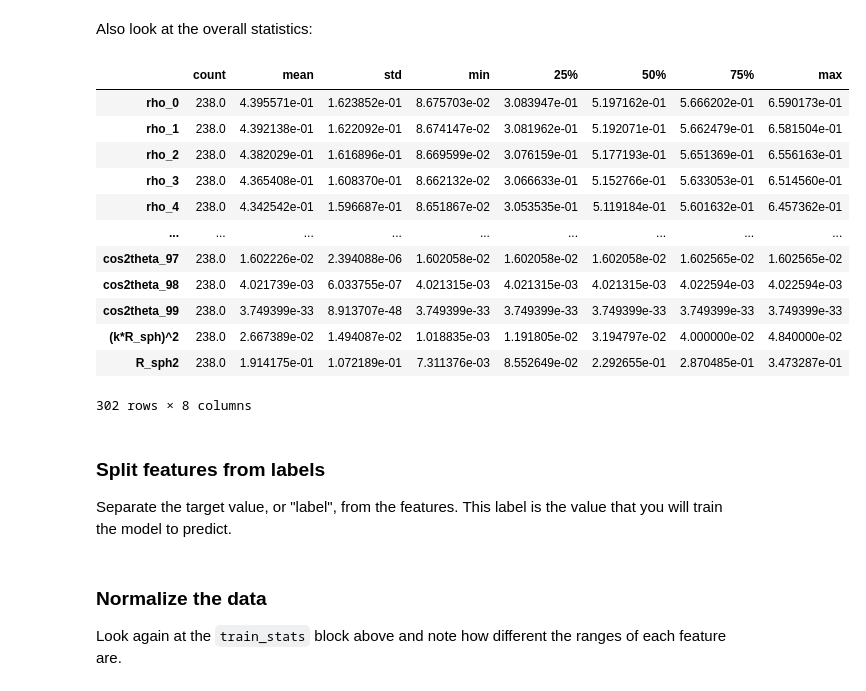
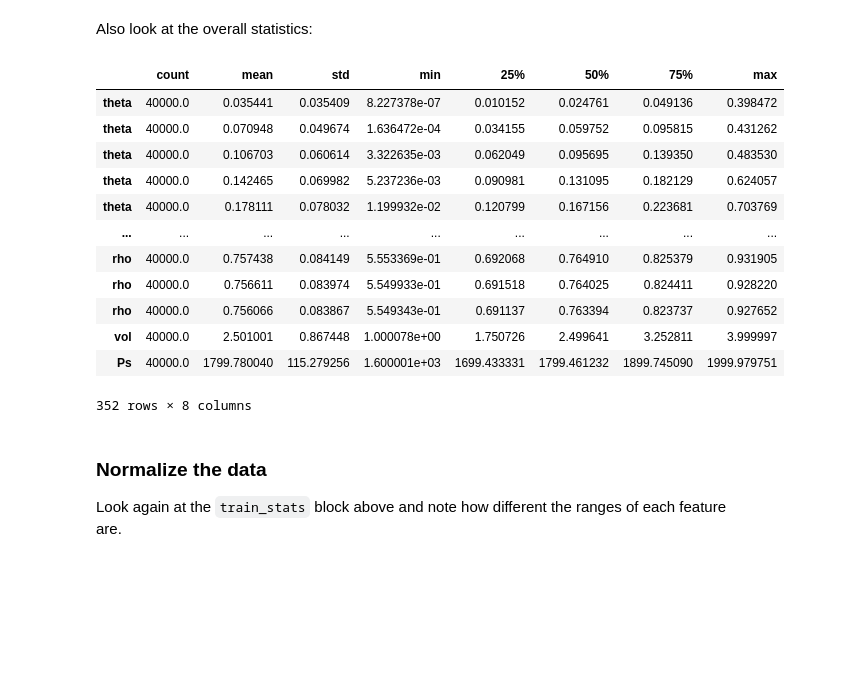
Before and after one commit to sargyri/Drop_Lev, a Jupyter notebook: Machine_learning/ST_prediction_theory.ipynb, the cells around one changed output. Cells and saved outputs as stored; diff of their text form; code cells hidden in the pictures; blank space fills up the shorter version.

```diff
--- a/Machine_learning/ST_prediction_theory.ipynb
+++ b/Machine_learning/ST_prediction_theory.ipynb
@@ -592,25 +669,21 @@ Have a quick look at the joint distribution of a few pairs of columns from the t
 Also look at the overall statistics:
 # %%
 train_stats = train_dataset.describe()
-train_stats.pop("st")
+train_stats.pop("ST")
 
 train_stats = train_stats.transpose()
 train_stats
 # %% [output]
 |  | count | mean | std | min | 25% | 50% | 75% | max |
-| rho_0 | 238.0 | 4.395571e-01 | 1.623852e-01 | 8.675703e-02 | 3.083947e-01 | 5.197162e-01 | 5.666202e-01 | 6.590173e-01 |
-| rho_1 | 238.0 | 4.392138e-01 | 1.622092e-01 | 8.674147e-02 | 3.081962e-01 | 5.192071e-01 | 5.662479e-01 | 6.581504e-01 |
-| rho_2 | 238.0 | 4.382029e-01 | 1.616896e-01 | 8.669599e-02 | 3.076159e-01 | 5.177193e-01 | 5.651369e-01 | 6.556163e-01 |
-| rho_3 | 238.0 | 4.365408e-01 | 1.608370e-01 | 8.662132e-02 | 3.066633e-01 | 5.152766e-01 | 5.633053e-01 | 6.514560e-01 |
-| rho_4 | 238.0 | 4.342542e-01 | 1.596687e-01 | 8.651867e-02 | 3.053535e-01 | 5.119184e-01 | 5.601632e-01 | 6.457362e-01 |
+| theta | 40000.0 | 0.035441 | 0.035409 | 8.227378e-07 | 0.010152 | 0.024761 | 0.049136 | 0.398472 |
+| theta | 40000.0 | 0.070948 | 0.049674 | 1.636472e-04 | 0.034155 | 0.059752 | 0.095815 | 0.431262 |
+| theta | 40000.0 | 0.106703 | 0.060614 | 3.322635e-03 | 0.062049 | 0.095695 | 0.139350 | 0.483530 |
+| theta | 40000.0 | 0.142465 | 0.069982 | 5.237236e-03 | 0.090981 | 0.131095 | 0.182129 | 0.624057 |
+| theta | 40000.0 | 0.178111 | 0.078032 | 1.199932e-02 | 0.120799 | 0.167156 | 0.223681 | 0.703769 |
 | ... | ... | ... | ... | ... | ... | ... | ... | ... |
-| cos2theta_97 | 238.0 | 1.602226e-02 | 2.394088e-06 | 1.602058e-02 | 1.602058e-02 | 1.602058e-02 | 1.602565e-02 | 1.602565e-02 |
-| cos2theta_98 | 238.0 | 4.021739e-03 | 6.033755e-07 | 4.021315e-03 | 4.021315e-03 | 4.021315e-03 | 4.022594e-03 | 4.022594e-03 |
-| cos2theta_99 | 238.0 | 3.749399e-33 | 8.913707e-48 | 3.749399e-33 | 3.749399e-33 | 3.749399e-33 | 3.749399e-33 | 3.749399e-33 |
-| (k*R_sph)^2 | 238.0 | 2.667389e-02 | 1.494087e-02 | 1.018835e-03 | 1.191805e-02 | 3.194797e-02 | 4.000000e-02 | 4.840000e-02 |
-| R_sph2 | 238.0 | 1.914175e-01 | 1.072189e-01 | 7.311376e-03 | 8.552649e-02 | 2.292655e-01 | 2.870485e-01 | 3.473287e-01 |
+| rho | 40000.0 | 0.757438 | 0.084149 | 5.553369e-01 | 0.692068 | 0.764910 | 0.825379 | 0.931905 |
+| rho | 40000.0 | 0.756611 | 0.083974 | 5.549933e-01 | 0.691518 | 0.764025 | 0.824411 | 0.928220 |
+| rho | 40000.0 | 0.756066 | 0.083867 | 5.549343e-01 | 0.691137 | 0.763394 | 0.823737 | 0.927652 |
+| vol | 40000.0 | 2.501001 | 0.867448 | 1.000078e+00 | 1.750726 | 2.499641 | 3.252811 | 3.999997 |
+| Ps | 40000.0 | 1799.780040 | 115.279256 | 1.600001e+03 | 1699.433331 | 1799.461232 | 1899.745090 | 1999.979751 |
-302 rows × 8 columns
+352 rows × 8 columns
-# %% [markdown]
-### Split features from labels
-
-Separate the target value, or "label", from the features. This label is the value that you will train the model to predict.
```
Also changed, not shown: parts of 40 cells of this notebook.
